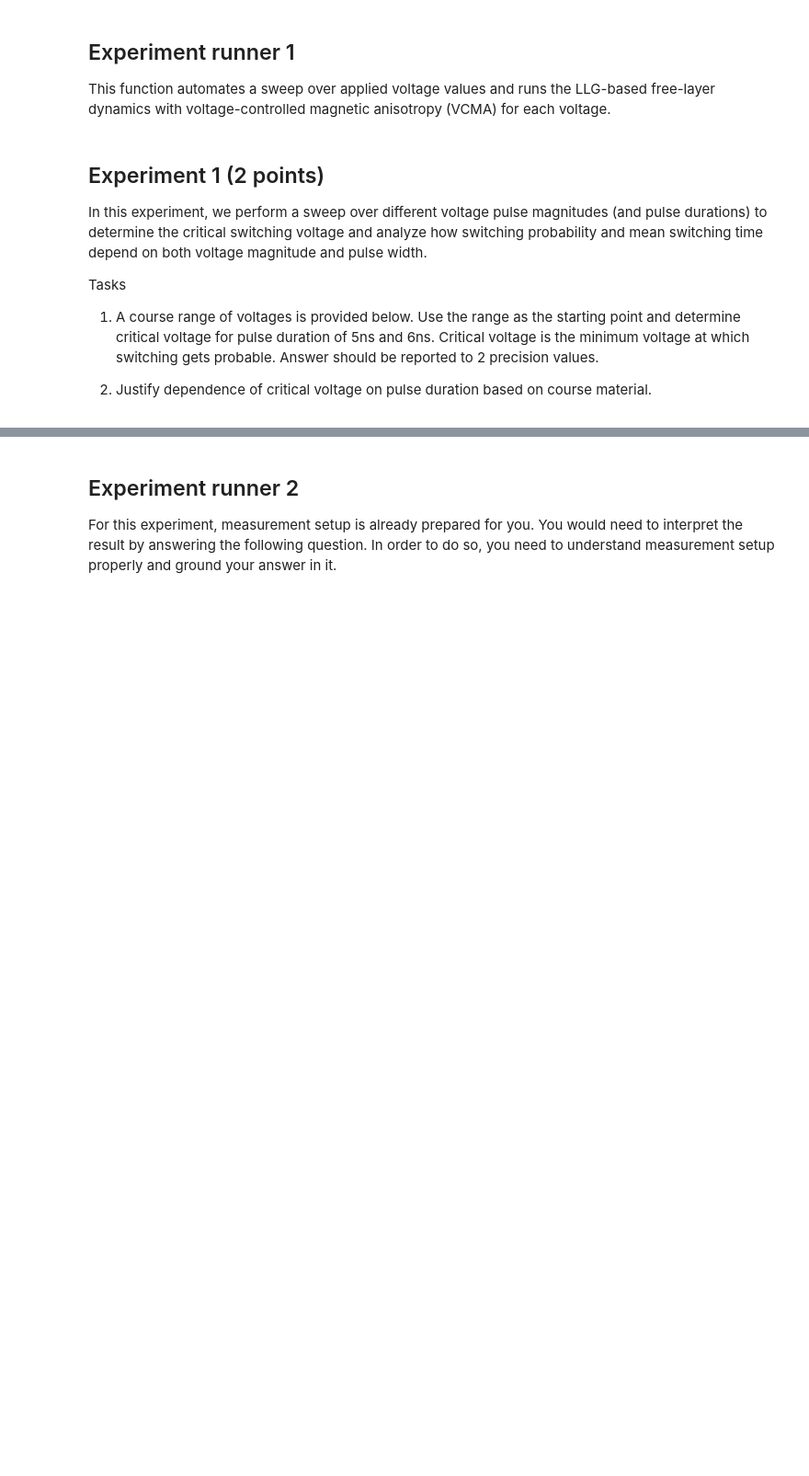
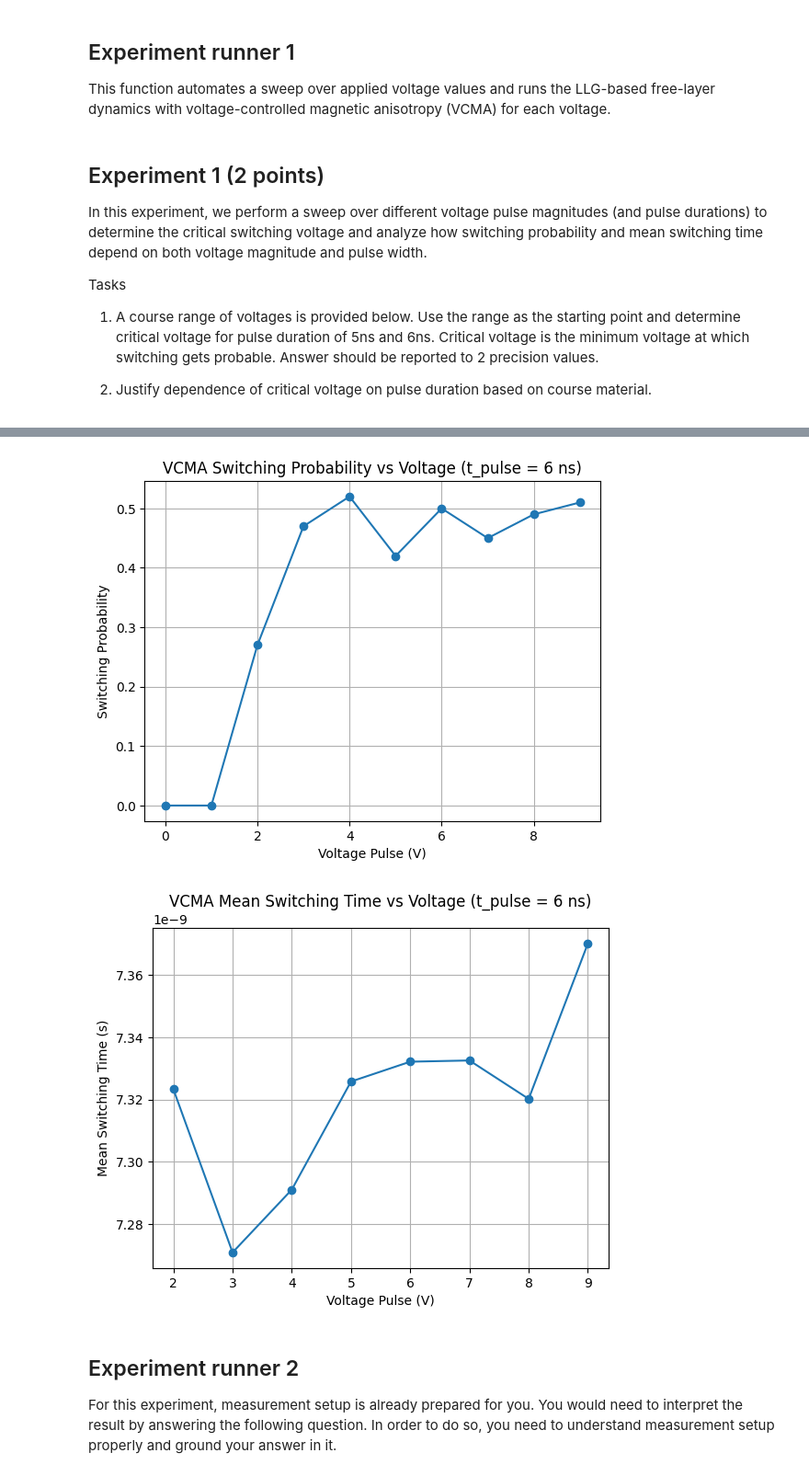
Before and after one commit to kolman111802/Hello, a Jupyter notebook: ELEC5210_homework_1.ipynb, the cells around one changed output, grey strips where cells are left out. Shown at 92% size. Cells and saved outputs as stored; diff of their text form; code cells hidden in the pictures; blank space fills up the shorter version.

```diff
--- a/ELEC5210_homework_1.ipynb
+++ b/ELEC5210_homework_1.ipynb
@@ -1149,7 +1200,7 @@ Answer should be reported to 2 precision values.
 
 2. Justify dependence of critical voltage on pulse duration based on course material.
 # %%
-V_pulse = [1.35]  # From 0 to 10 steps 1.39
+V_pulse = [0, 1, 2, 3, 4, 5, 6, 7, 8, 9]  # From 0 to 9 steps 1
 VCMA_switching_probability, VCMA_switching_speed = VCMA_simulation(V_pulse=V_pulse, t_pulse=6e-9)
 # %% [markdown]
 ### Write answer to Experiment 1 here.
@@ -1156,3 +1223,26 @@ VCMA_switching_probability, VCMA_switching_speed = VCMA_simulation(V_pulse=V_pul
+# %%
+plt.figure()
+
+plt.plot(V_pulse, VCMA_switching_probability, marker='o')
+plt.xlabel("Voltage Pulse (V)")
+plt.ylabel("Switching Probability")
+plt.title("VCMA Switching Probability vs Voltage (t_pulse = 6 ns)")
+plt.grid(True)
+
+plt.show()
+
+plt.figure()
+
+plt.plot(V_pulse, VCMA_switching_speed, marker='o')
+plt.xlabel("Voltage Pulse (V)")
+plt.ylabel("Mean Switching Time (s)")
+plt.title("VCMA Mean Switching Time vs Voltage (t_pulse = 6 ns)")
+plt.grid(True)
+
+plt.show()
+# %% [output]
+[figure, added]
+[figure, added]
 # %% [markdown]
 ## Experiment runner 2
 
```
Also changed, not shown: parts of 30 cells of this notebook.
